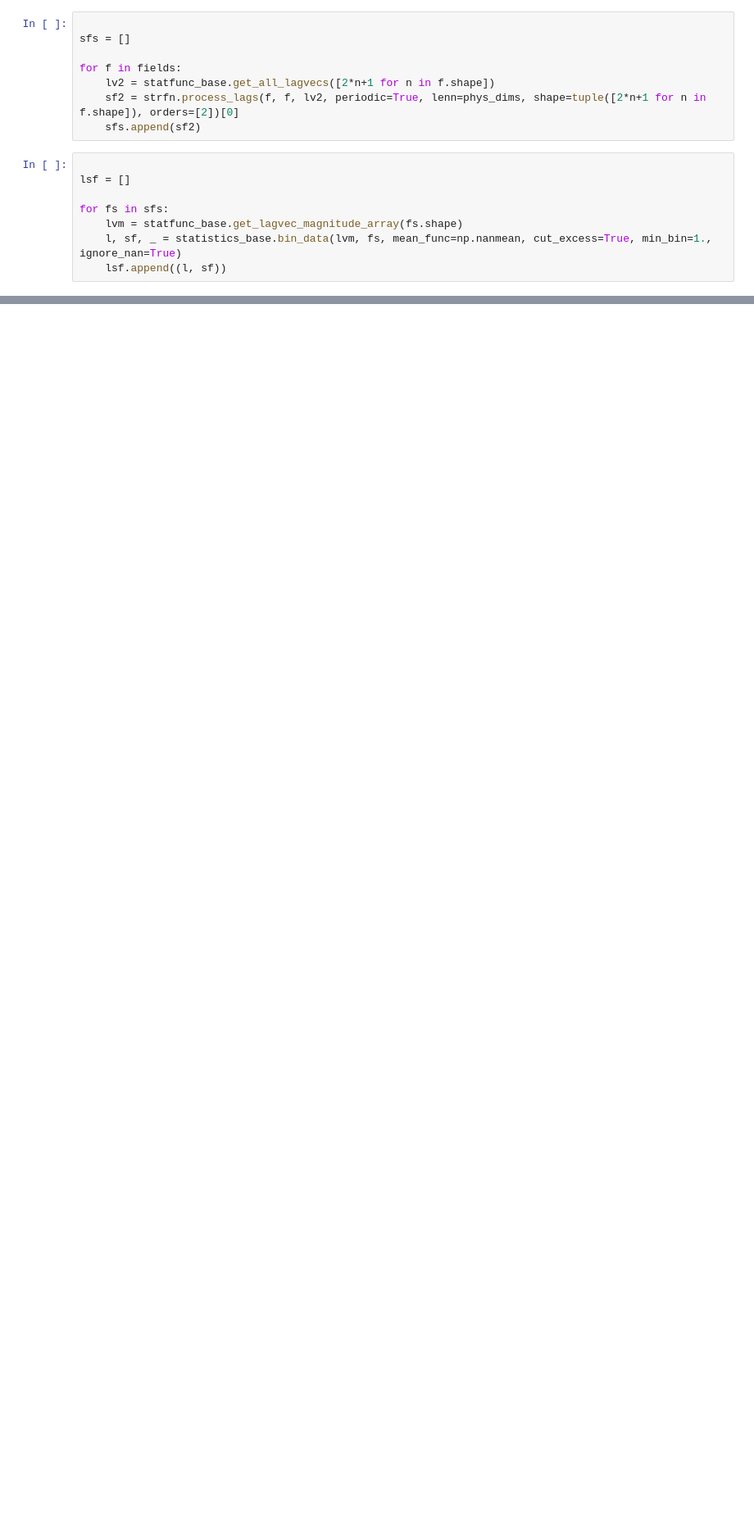
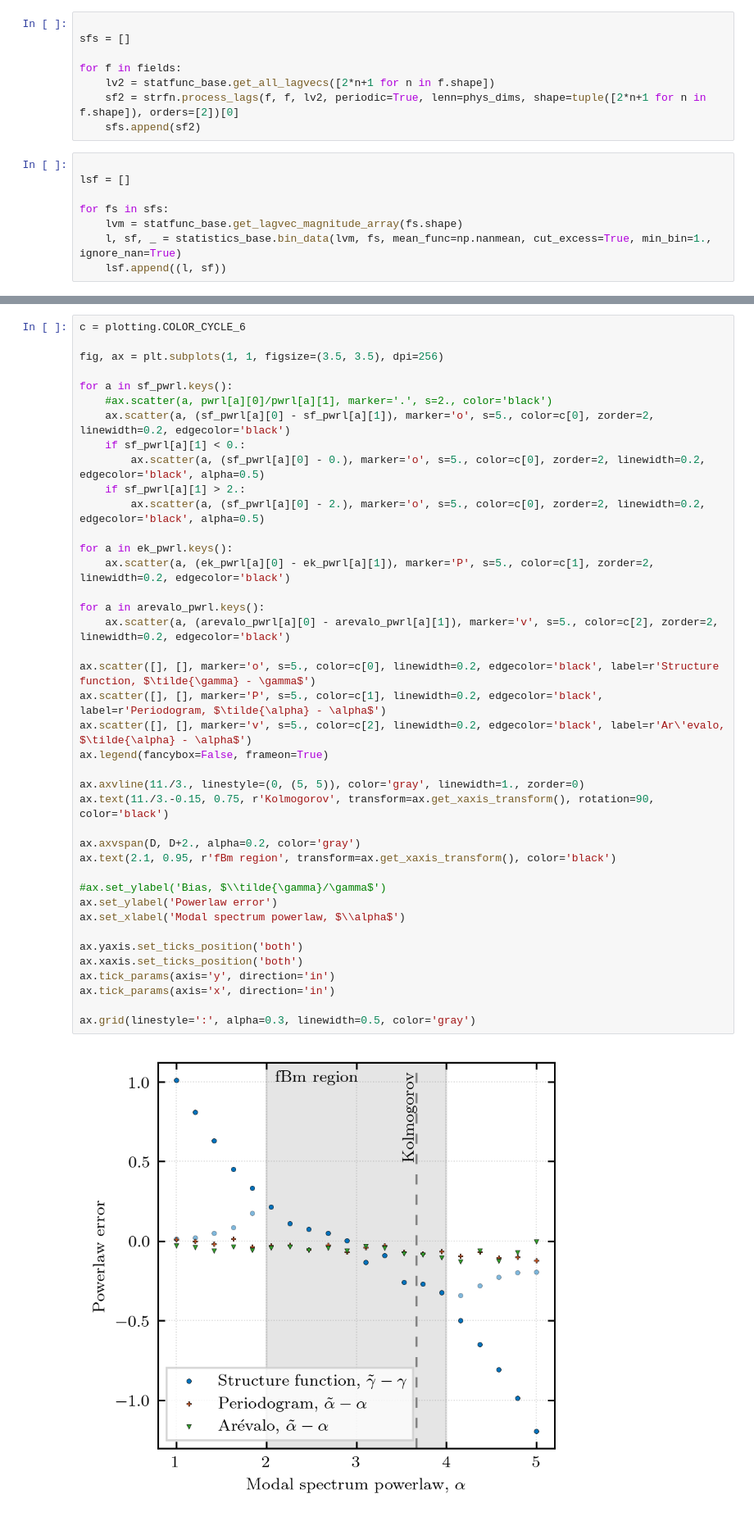
Before and after one commit to mab68/Kea, a Jupyter notebook: example_notebooks/strfn_bias.ipynb, the cells around one changed output, grey strips where cells are left out. Shown: that part at 82% size. Cells and saved outputs as stored; diff of their text form; blank space fills up the shorter version.

```diff
--- a/example_notebooks/strfn_bias.ipynb
+++ b/example_notebooks/strfn_bias.ipynb
@@ -100,0 +134,42 @@ for i, kfek in enumerate(kfeks):
+# %%
+c = plotting.COLOR_CYCLE_6
+
+fig, ax = plt.subplots(1, 1, figsize=(3.5, 3.5), dpi=256)
+
+for a in sf_pwrl.keys():
+    #ax.scatter(a, pwrl[a][0]/pwrl[a][1], marker='.', s=2., color='black')
+    ax.scatter(a, (sf_pwrl[a][0] - sf_pwrl[a][1]), marker='o', s=5., color=c[0], zorder=2, linewidth=0.2, edgecolor='black')
+    if sf_pwrl[a][1] < 0.:
+        ax.scatter(a, (sf_pwrl[a][0] - 0.), marker='o', s=5., color=c[0], zorder=2, linewidth=0.2, edgecolor='black', alpha=0.5)
+    if sf_pwrl[a][1] > 2.:
+        ax.scatter(a, (sf_pwrl[a][0] - 2.), marker='o', s=5., color=c[0], zorder=2, linewidth=0.2, edgecolor='black', alpha=0.5)
+
+for a in ek_pwrl.keys():
+    ax.scatter(a, (ek_pwrl[a][0] - ek_pwrl[a][1]), marker='P', s=5., color=c[1], zorder=2, linewidth=0.2, edgecolor='black')
+
+for a in arevalo_pwrl.keys():
+    ax.scatter(a, (arevalo_pwrl[a][0] - arevalo_pwrl[a][1]), marker='v', s=5., color=c[2], zorder=2, linewidth=0.2, edgecolor='black')
+
+ax.scatter([], [], marker='o', s=5., color=c[0], linewidth=0.2, edgecolor='black', label=r'Structure function, $\tilde{\gamma} - \gamma$')
+ax.scatter([], [], marker='P', s=5., color=c[1], linewidth=0.2, edgecolor='black', label=r'Periodogram, $\tilde{\alpha} - \alpha$')
+ax.scatter([], [], marker='v', s=5., color=c[2], linewidth=0.2, edgecolor='black', label=r'Ar\'evalo, $\tilde{\alpha} - \alpha$')
+ax.legend(fancybox=False, frameon=True)
+
+ax.axvline(11./3., linestyle=(0, (5, 5)), color='gray', linewidth=1., zorder=0)
+ax.text(11./3.-0.15, 0.75, r'Kolmogorov', transform=ax.get_xaxis_transform(), rotation=90, color='black')
+
+ax.axvspan(D, D+2., alpha=0.2, color='gray')
+ax.text(2.1, 0.95, r'fBm region', transform=ax.get_xaxis_transform(), color='black')
+
+#ax.set_ylabel('Bias, $\\tilde{\gamma}/\gamma$')
+ax.set_ylabel('Powerlaw error')
+ax.set_xlabel('Modal spectrum powerlaw, $\\alpha$')
+
+ax.yaxis.set_ticks_position('both')
+ax.xaxis.set_ticks_position('both')
+ax.tick_params(axis='y', direction='in')
+ax.tick_params(axis='x', direction='in')
+
+ax.grid(linestyle=':', alpha=0.3, linewidth=0.5, color='gray')
+# %% [output]
+[figure, added]
```
Also changed, not shown: parts of 10 cells of this notebook, 3 other files.
